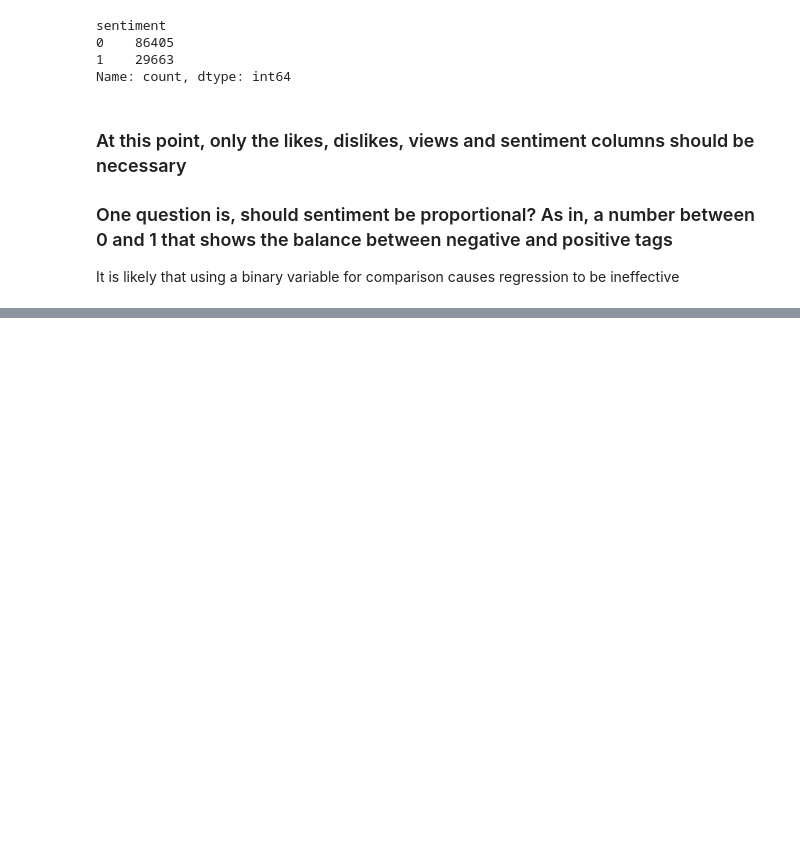
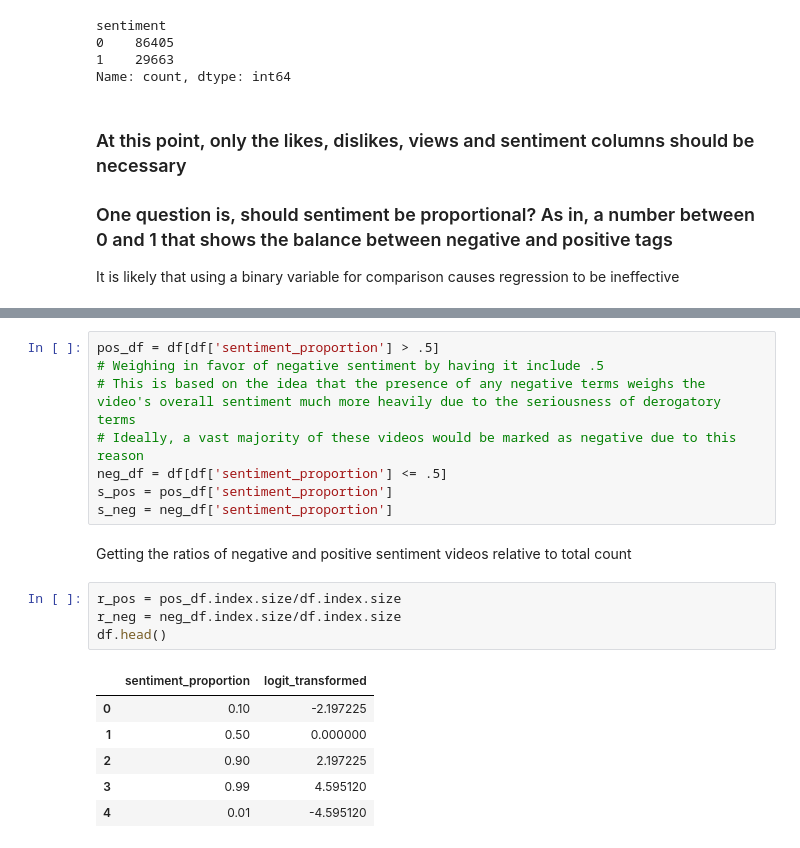
Before and after one commit to Yanzini/OLS_Analysis, a Jupyter notebook: PhOLSanalysis.ipynb, the cells around one changed output, grey strips where cells are left out. Drawn from its saved outputs; the diff is of its cells as text; blank space fills up the shorter version.

```diff
--- a/PhOLSanalysis.ipynb
+++ b/PhOLSanalysis.ipynb
@@ -123,0 +151,21 @@ df
+# %%
+pos_df = df[df['sentiment_proportion'] > .5]
+# Weighing in favor of negative sentiment by having it include .5
+# This is based on the idea that the presence of any negative terms weighs the video's overall sentiment much more heavily due to the seriousness of derogatory terms
+# Ideally, a vast majority of these videos would be marked as negative due to this reason
+neg_df = df[df['sentiment_proportion'] <= .5]
+s_pos = pos_df['sentiment_proportion']
+s_neg = neg_df['sentiment_proportion']
+# %% [markdown]
+Getting the ratios of negative and positive sentiment videos relative to total count
+# %%
+r_pos = pos_df.index.size/df.index.size
+r_neg = neg_df.index.size/df.index.size
+df.head()
+# %% [output]
+|  | sentiment_proportion | logit_transformed |
+| 0 | 0.10 | -2.197225 |
+| 1 | 0.50 | 0.000000 |
+| 2 | 0.90 | 2.197225 |
+| 3 | 0.99 | 4.595120 |
+| 4 | 0.01 | -4.595120 |
```
Also changed, not shown: parts of 13 cells of this notebook.
